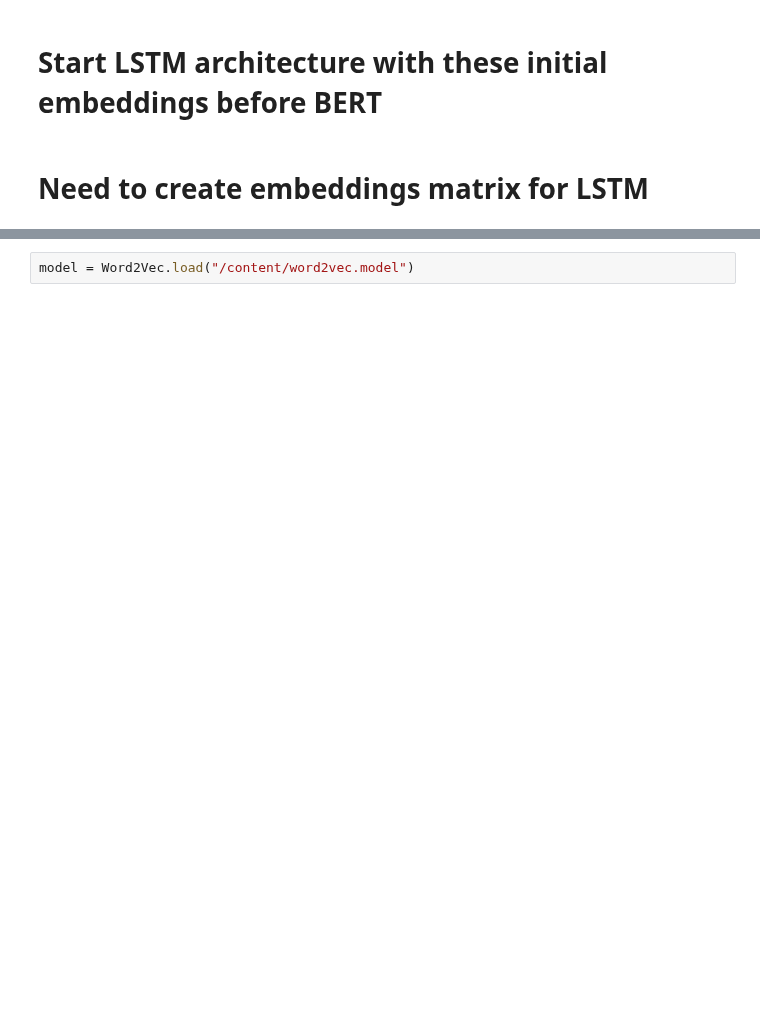
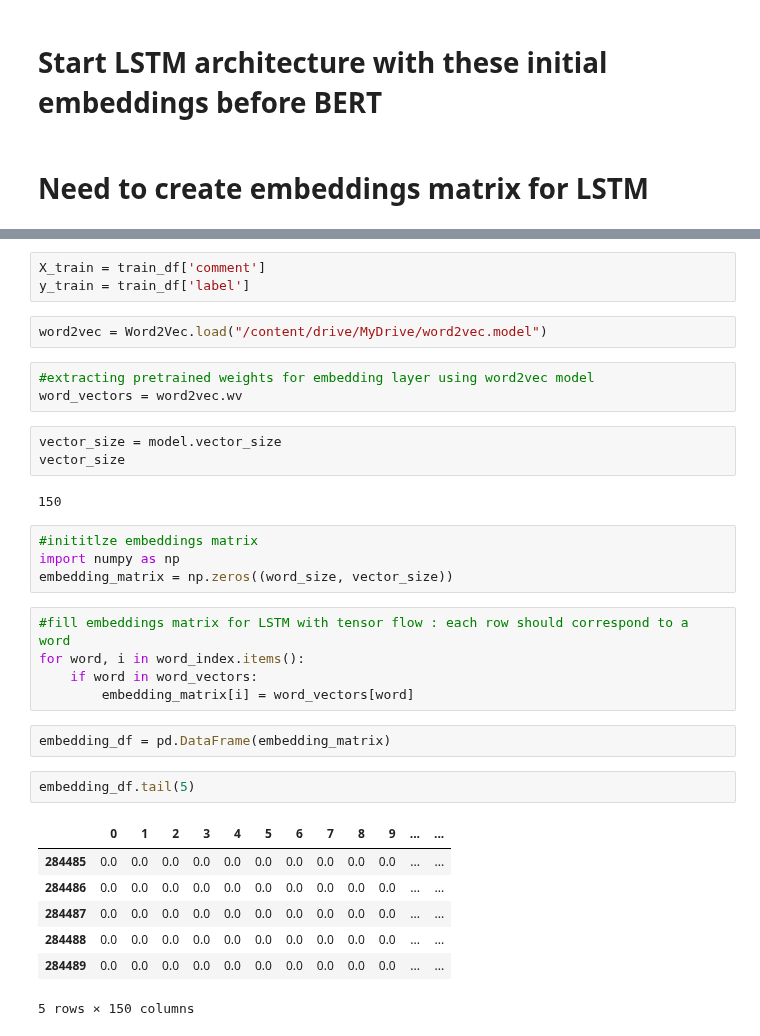
Before and after one commit to brianellis1997/Sarcasm_Detection, a Jupyter notebook: DS_440_Test.ipynb, the cells around one changed output, grey strips where cells are left out. Cells and saved outputs as stored; diff of their text form; blank space fills up the shorter version.

Commit message:
Created embeddings matrix from our word2vec model - more text preprocessing

```diff
--- a/DS_440_Test.ipynb
+++ b/DS_440_Test.ipynb
@@ -294,2 +401,34 @@ similar_words
+# %%
+X_train = train_df['comment']
+y_train = train_df['label']
 # %%
-model = Word2Vec.load("/content/word2vec.model")
+word2vec = Word2Vec.load("/content/drive/MyDrive/word2vec.model")
+# %%
+#extracting pretrained weights for embedding layer using word2vec model
+word_vectors = word2vec.wv
+# %%
+vector_size = model.vector_size
+vector_size
+# %% [output]
+150
+# %%
+#inititlze embeddings matrix
+import numpy as np
+embedding_matrix = np.zeros((word_size, vector_size))
+# %%
+#fill embeddings matrix for LSTM with tensor flow : each row should correspond to a word
+for word, i in word_index.items():
+    if word in word_vectors:
+        embedding_matrix[i] = word_vectors[word]
+# %%
+embedding_df = pd.DataFrame(embedding_matrix)
+# %%
+embedding_df.tail(5)
+# %% [output]
+|  | 0 | 1 | 2 | 3 | 4 | 5 | 6 | 7 | 8 | 9 | ... | ... |
+| 284485 | 0.0 | 0.0 | 0.0 | 0.0 | 0.0 | 0.0 | 0.0 | 0.0 | 0.0 | 0.0 | ... | ... |
+| 284486 | 0.0 | 0.0 | 0.0 | 0.0 | 0.0 | 0.0 | 0.0 | 0.0 | 0.0 | 0.0 | ... | ... |
+| 284487 | 0.0 | 0.0 | 0.0 | 0.0 | 0.0 | 0.0 | 0.0 | 0.0 | 0.0 | 0.0 | ... | ... |
+| 284488 | 0.0 | 0.0 | 0.0 | 0.0 | 0.0 | 0.0 | 0.0 | 0.0 | 0.0 | 0.0 | ... | ... |
+| 284489 | 0.0 | 0.0 | 0.0 | 0.0 | 0.0 | 0.0 | 0.0 | 0.0 | 0.0 | 0.0 | ... | ... |
+5 rows × 150 columns
```
Also changed, not shown: parts of 29 cells of this notebook.
